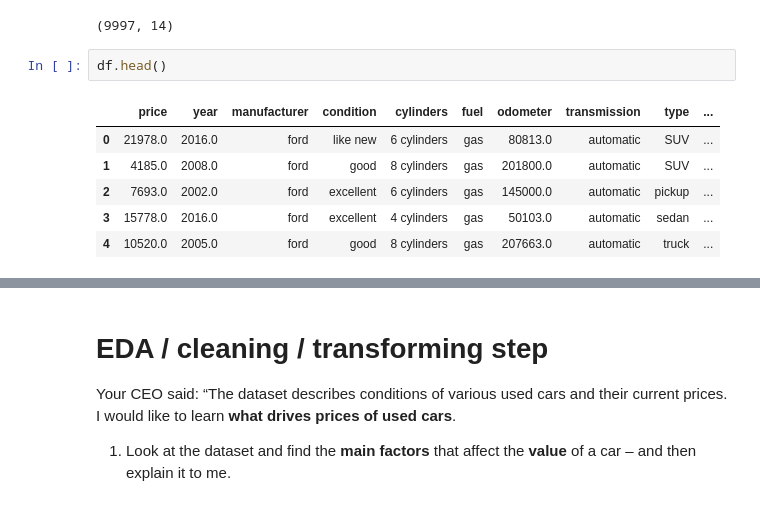
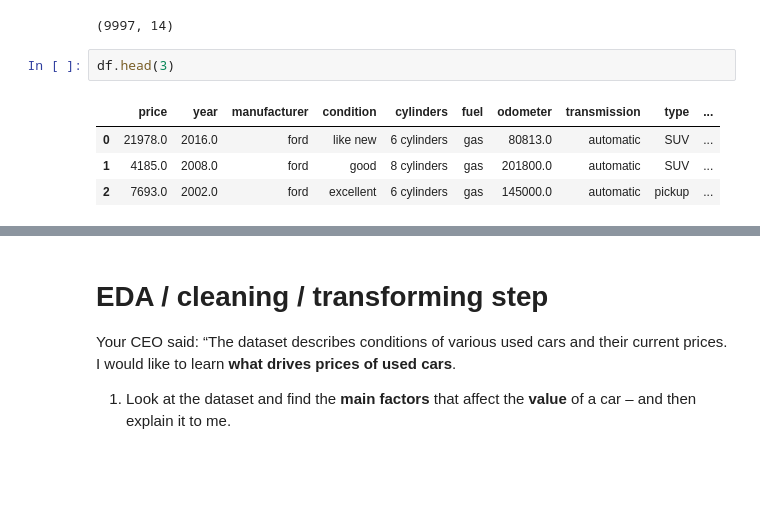
Before and after one commit to EricaXia/spr_2021, a Jupyter notebook: dsci552/problem_sets/ps_1.ipynb, the cells around one changed output, grey strips where cells are left out. Drawn from its saved outputs; the diff is of its cells as text; blank space fills up the shorter version.

```diff
--- a/dsci552/problem_sets/ps_1.ipynb
+++ b/dsci552/problem_sets/ps_1.ipynb
@@ -36,11 +37,9 @@ print(df.shape)
 # %% [output]
 (9997, 14)
 # %%
-df.head()
+df.head(3)
 # %% [output]
 |  | price | year | manufacturer | condition | cylinders | fuel | odometer | transmission | type | ... |
 | 0 | 21978.0 | 2016.0 | ford | like new | 6 cylinders | gas | 80813.0 | automatic | SUV | ... |
 | 1 | 4185.0 | 2008.0 | ford | good | 8 cylinders | gas | 201800.0 | automatic | SUV | ... |
 | 2 | 7693.0 | 2002.0 | ford | excellent | 6 cylinders | gas | 145000.0 | automatic | pickup | ... |
-| 3 | 15778.0 | 2016.0 | ford | excellent | 4 cylinders | gas | 50103.0 | automatic | sedan | ... |
-| 4 | 10520.0 | 2005.0 | ford | good | 8 cylinders | gas | 207663.0 | automatic | truck | ... |
```
Also changed, not shown: parts of 50 cells of this notebook, 5 other files.
